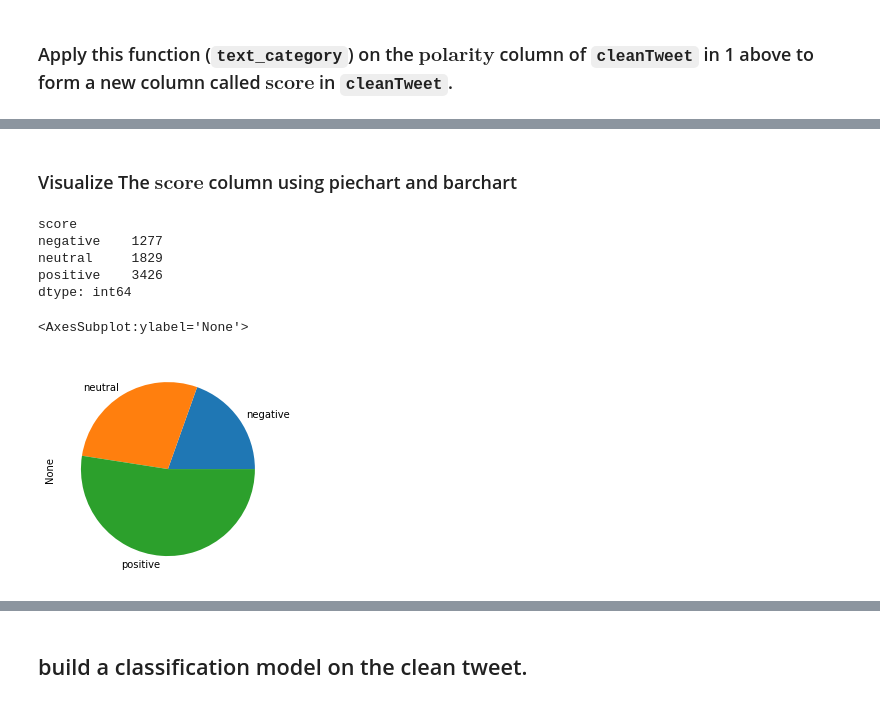
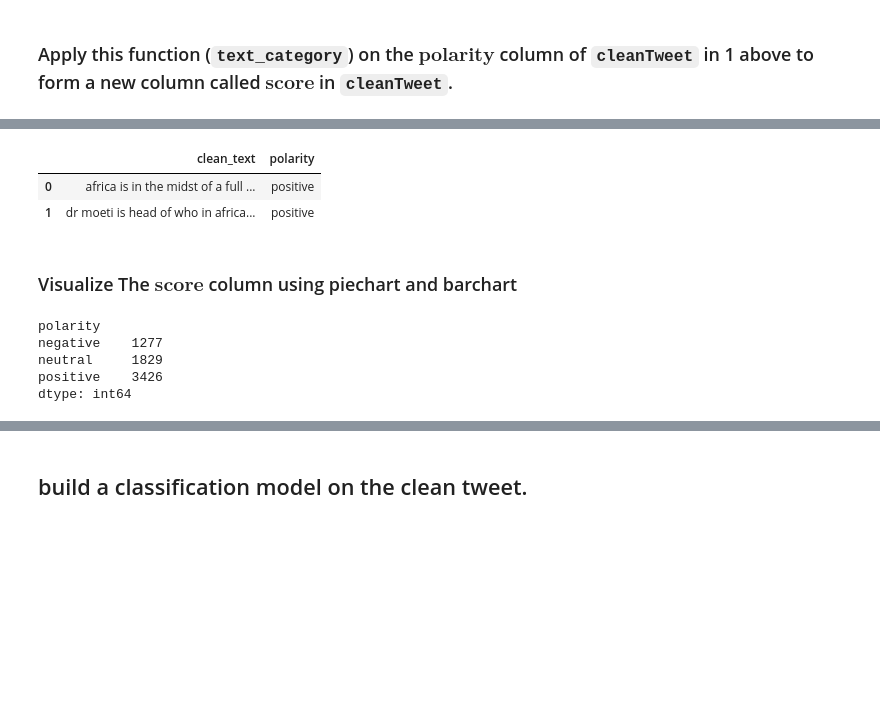
Before and after one commit to eandualem/Twitter-Data-Analysis, a Jupyter notebook: notebooks/topic_modelling_and_sentiment_analysis.ipynb, the cells around one changed output, grey strips where cells are left out. Saved outputs shown, nothing was run; the diff lists cells and outputs as text; code cells hidden in the pictures; blank space fills up the shorter version.

```diff
--- a/notebooks/topic_modelling_and_sentiment_analysis.ipynb
+++ b/notebooks/topic_modelling_and_sentiment_analysis.ipynb
@@ -265,16 +261,18 @@ cleanTweet
+# %%
+df["polarity"] = df["polarity"].apply(text_category)
+df[:2]
+# %% [output]
+|  | clean_text | polarity |
+| 0 | africa is in the midst of a full ... | positive |
+| 1 | dr moeti is head of who in africa... | positive |
 # %% [markdown]
 ### Visualize The $\textbf{score}$ column using piechart and barchart
 # %%
-category = cleanTweet.groupby(['score']).size()
+category = df.groupby(['polarity']).size()
 category
 # %% [output]
-score
+polarity
 negative    1277
 neutral     1829
 positive    3426
 dtype: int64
-# %%
-category.plot(kind='pie', y='score')
-# %% [output]
-<AxesSubplot:ylabel='None'>
-[figure, removed]
```
Also changed, not shown: parts of 30 cells of this notebook.
